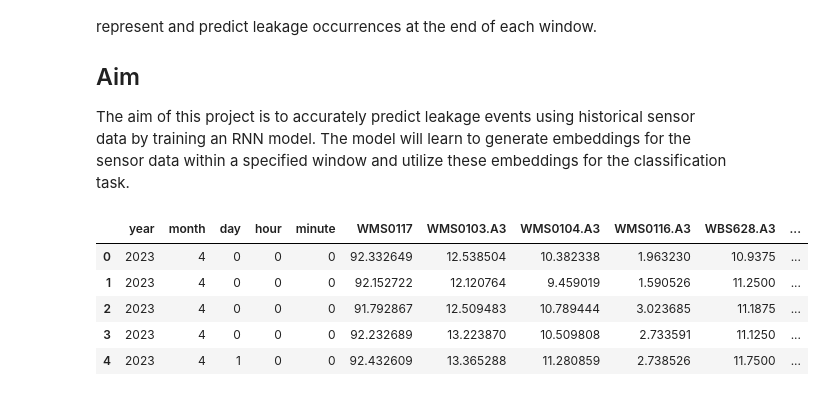
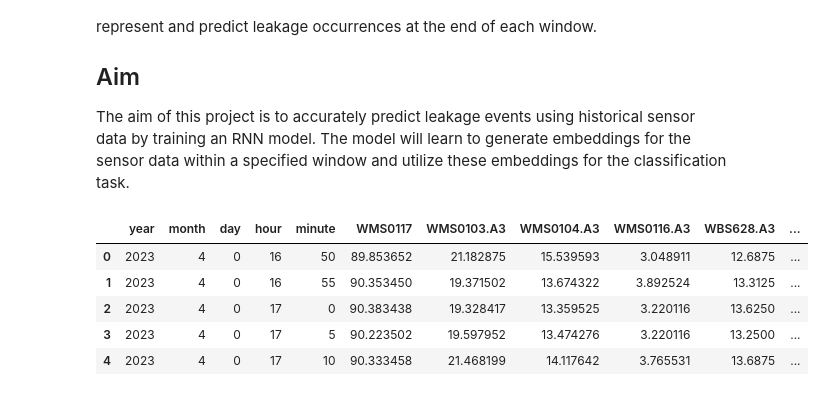
Before and after one commit to sushilsundar/DataScienceTask, a Jupyter notebook: Job1.ipynb, the cells around one changed output. Cells and saved outputs as stored; diff of their text form; code cells hidden in the pictures.

```diff
--- a/Job1.ipynb
+++ b/Job1.ipynb
@@ -17,15 +18,15 @@ from tensorflow.keras.optimizers.legacy import Adam
 from keras.callbacks import EarlyStopping, ReduceLROnPlateau
 # %%
 # Read the data from an Excel file
-file_path = './Resources/YVW-data-ready.xlsx'  # replace with your file path
+file_path = './Resources/job2.xlsx'  # replace with your file path
 sensor_data = pd.read_excel(file_path, engine='openpyxl')
 
 # Print Sensor data
 sensor_data.head()
 # %% [output]
 |  | year | month | day | hour | minute | WMS0117 | WMS0103.A3 | WMS0104.A3 | WMS0116.A3 | WBS628.A3 | ... |
-| 0 | 2023 | 4 | 0 | 0 | 0 | 92.332649 | 12.538504 | 10.382338 | 1.963230 | 10.9375 | ... |
-| 1 | 2023 | 4 | 0 | 0 | 0 | 92.152722 | 12.120764 | 9.459019 | 1.590526 | 11.2500 | ... |
-| 2 | 2023 | 4 | 0 | 0 | 0 | 91.792867 | 12.509483 | 10.789444 | 3.023685 | 11.1875 | ... |
-| 3 | 2023 | 4 | 0 | 0 | 0 | 92.232689 | 13.223870 | 10.509808 | 2.733591 | 11.1250 | ... |
-| 4 | 2023 | 4 | 1 | 0 | 0 | 92.432609 | 13.365288 | 11.280859 | 2.738526 | 11.7500 | ... |
+| 0 | 2023 | 4 | 0 | 16 | 50 | 89.853652 | 21.182875 | 15.539593 | 3.048911 | 12.6875 | ... |
+| 1 | 2023 | 4 | 0 | 16 | 55 | 90.353450 | 19.371502 | 13.674322 | 3.892524 | 13.3125 | ... |
+| 2 | 2023 | 4 | 0 | 17 | 0 | 90.383438 | 19.328417 | 13.359525 | 3.220116 | 13.6250 | ... |
+| 3 | 2023 | 4 | 0 | 17 | 5 | 90.223502 | 19.597952 | 13.474276 | 3.220116 | 13.2500 | ... |
+| 4 | 2023 | 4 | 0 | 17 | 10 | 90.333458 | 21.468199 | 14.117642 | 3.765531 | 13.6875 | ... |
```
Also changed, not shown: parts of 27 cells of this notebook.
